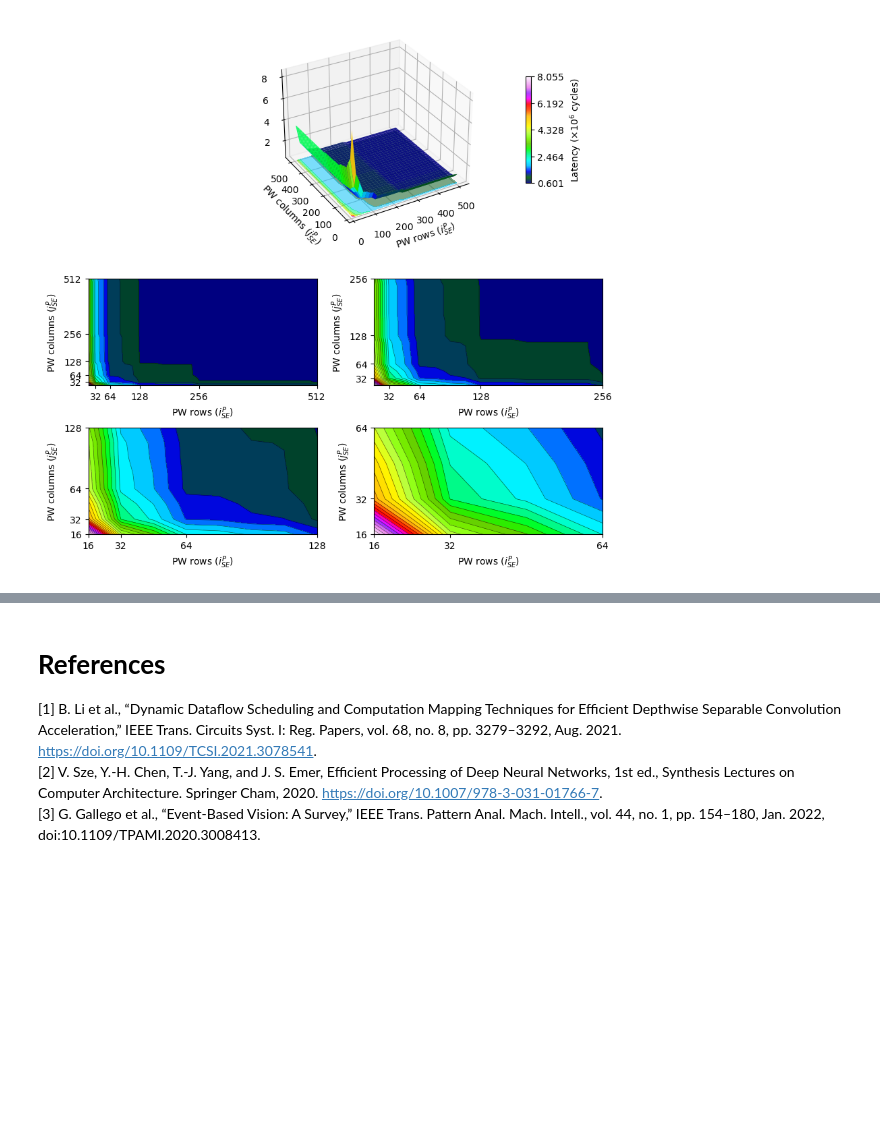
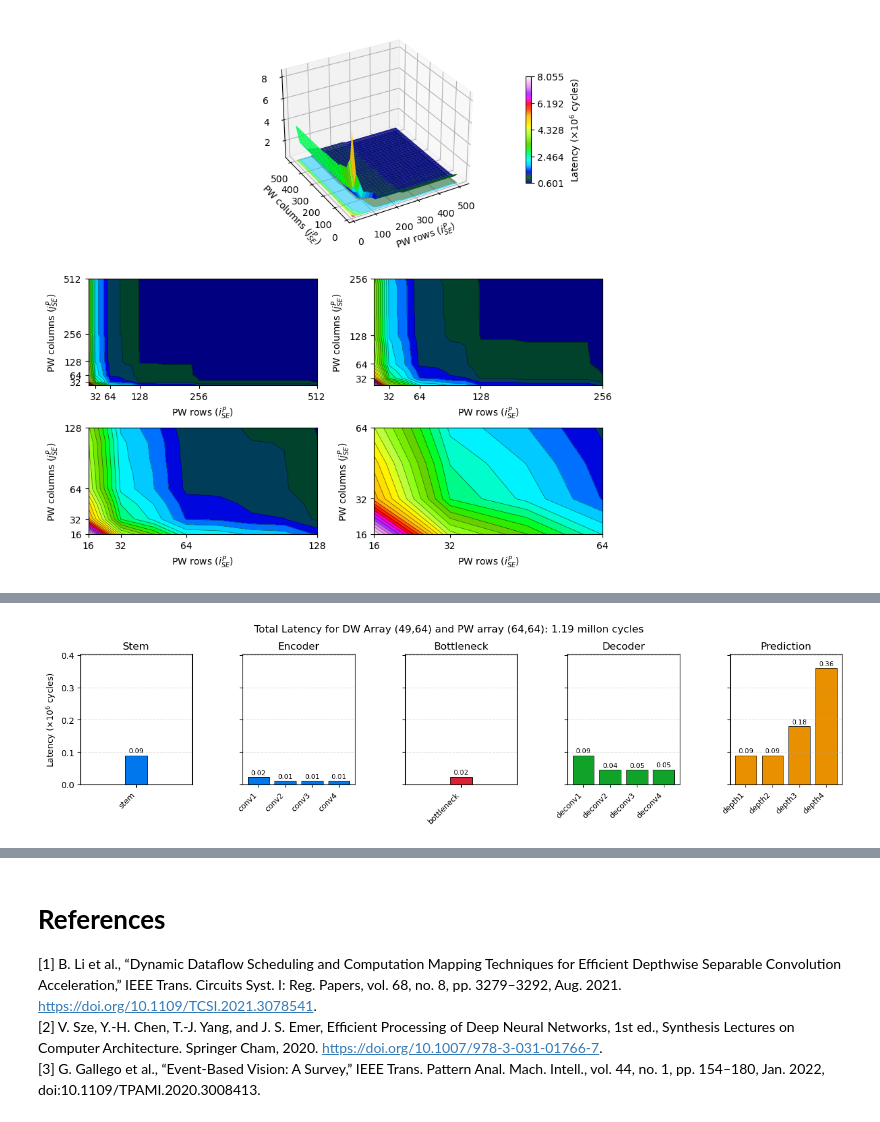
Before and after one commit to asbc19/Space-SNN_Project, a Jupyter notebook: dse.ipynb, the cells around one changed output, grey strips where cells are left out. Cells and saved outputs as stored; diff of their text form; code cells hidden in the pictures; blank space fills up the shorter version.

```diff
--- a/dse.ipynb
+++ b/dse.ipynb
@@ -1515,0 +1728,16 @@ latency_grid_m, i_vals, j_vals = plot_total_se_latency_surface(
+# %%
+# (row, column) --> (i,j)
+# SE
+se_array_dw = (49, 64)
+se_array_pw = (64, 64)
+
+# Analyze latency
+latency_results = analyze_se_latency(
+    network_layers=network_layers,
+    compute_array=se_array_pw,
+    latency_grid_m=latency_grid_m,
+    i_vals=i_vals,
+    j_vals=j_vals
+)
+# %% [output]
+[figure, added]
```
Also changed, not shown: parts of 8 cells of this notebook.
